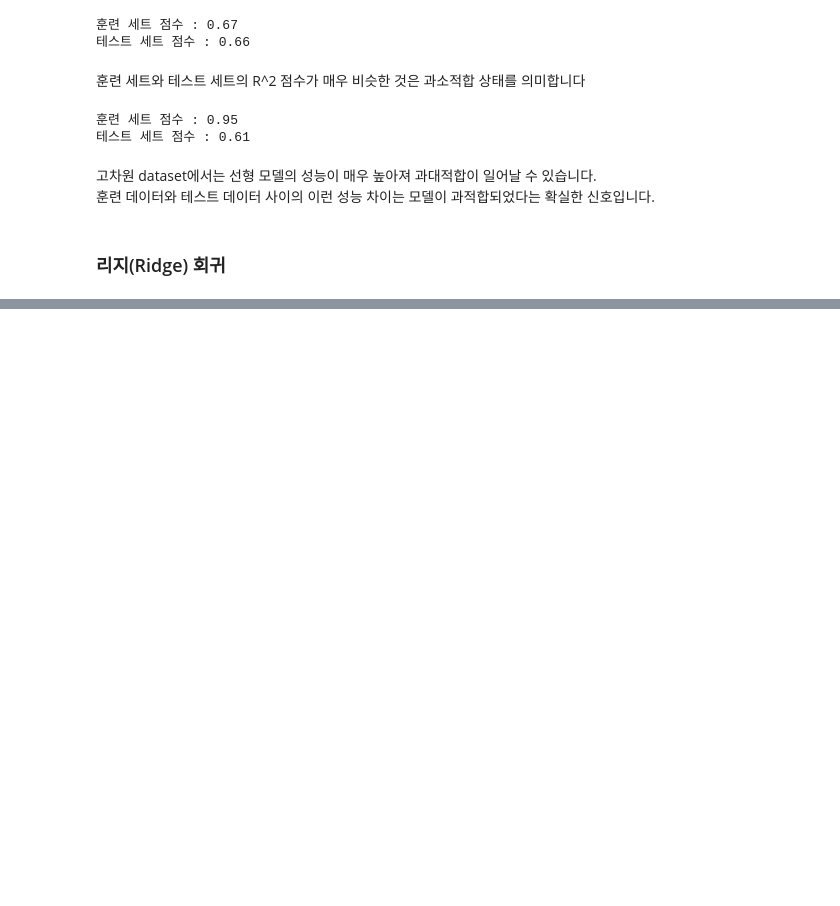
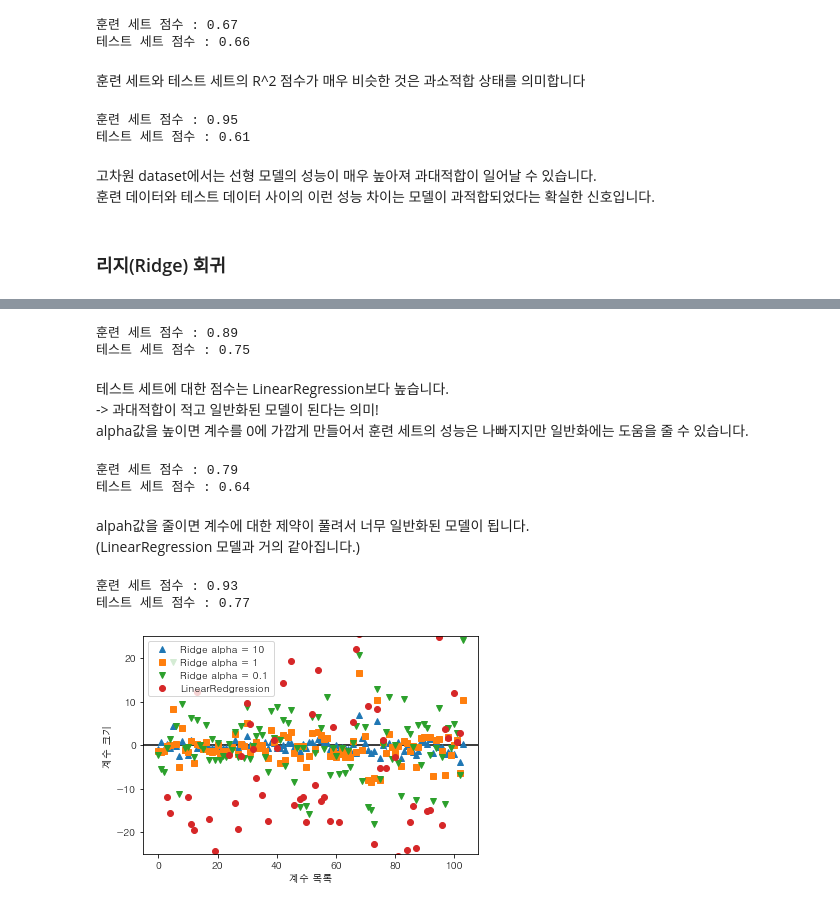
Before and after one commit to hyooo1017/Review, a Jupyter notebook: Introduction to Machine Learning with Python/2장. 지도학습.ipynb, the cells around one changed output, grey strips where cells are left out. Drawn from its saved outputs; the diff is of its cells as text; code cells hidden in the pictures; blank space fills up the shorter version.

```diff
--- a/Introduction to Machine Learning with Python/2장. 지도학습.ipynb
+++ b/Introduction to Machine Learning with Python/2장. 지도학습.ipynb
@@ -311,0 +316,45 @@ print("테스트 세트 점수 : {:.2f}".format(lr.score(X_test, y_test)))
+# %%
+from sklearn.linear_model import Ridge
+
+ridge = Ridge().fit(X_train, y_train)
+print("훈련 세트 점수 : {:.2f}".format(ridge.score(X_train, y_train)))
+print("테스트 세트 점수 : {:.2f}".format(ridge.score(X_test, y_test)))
+# %% [output]
+훈련 세트 점수 : 0.89
+테스트 세트 점수 : 0.75
+# %% [markdown]
+테스트 세트에 대한 점수는 LinearRegression보다 높습니다.
+-> 과대적합이 적고 일반화된 모델이 된다는 의미!
+alpha값을 높이면 계수를 0에 가깝게 만들어서 훈련 세트의 성능은 나빠지지만 일반화에는 도움을 줄 수 있습니다.
+# %%
+ridge10 = Ridge(alpha = 10).fit(X_train, y_train)
+print("훈련 세트 점수 : {:.2f}".format(ridge10.score(X_train, y_train)))
+print("테스트 세트 점수 : {:.2f}".format(ridge10.score(X_test, y_test)))
+# %% [output]
+훈련 세트 점수 : 0.79
+테스트 세트 점수 : 0.64
+# %% [markdown]
+alpah값을 줄이면 계수에 대한 제약이 풀려서 너무 일반화된 모델이 됩니다.
+(LinearRegression 모델과 거의 같아집니다.)
+# %%
+ridge01 = Ridge(alpha = 0.1).fit(X_train, y_train)
+print("훈련 세트 점수 : {:.2f}".format(ridge01.score(X_train, y_train)))
+print("테스트 세트 점수 : {:.2f}".format(ridge01.score(X_test, y_test)))
+# %% [output]
+훈련 세트 점수 : 0.93
+테스트 세트 점수 : 0.77
+# %%
+plt.plot(ridge10.coef_, '^', label = "Ridge alpha = 10")
+plt.plot(ridge.coef_, 's', label = "Ridge alpha = 1")
+plt.plot(ridge01.coef_, 'v', label = "Ridge alpha = 0.1")
+
+plt.plot(lr.coef_, 'o', label = "LinearRedgression")
+plt.xlabel("계수 목록")
+plt.ylabel("계수 크기")
+xlims = plt.xlim()
+plt.hlines(0, xlims[0], xlims[1])
+plt.xlim(xlims)
+plt.ylim(-25, 25)
+plt.legend();
+# %% [output]
+[figure, added]
```
Also changed, not shown: parts of 13 cells of this notebook, 3 other files.
